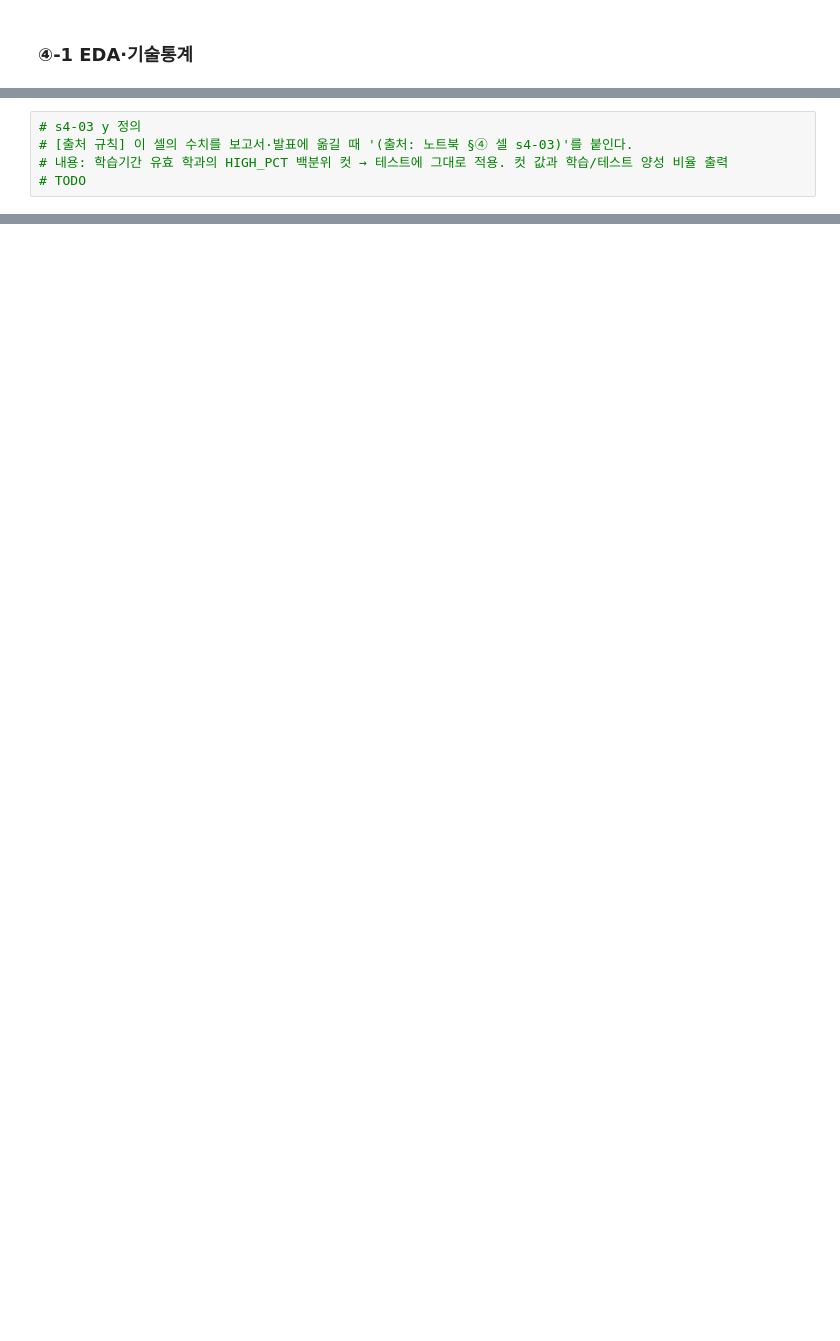
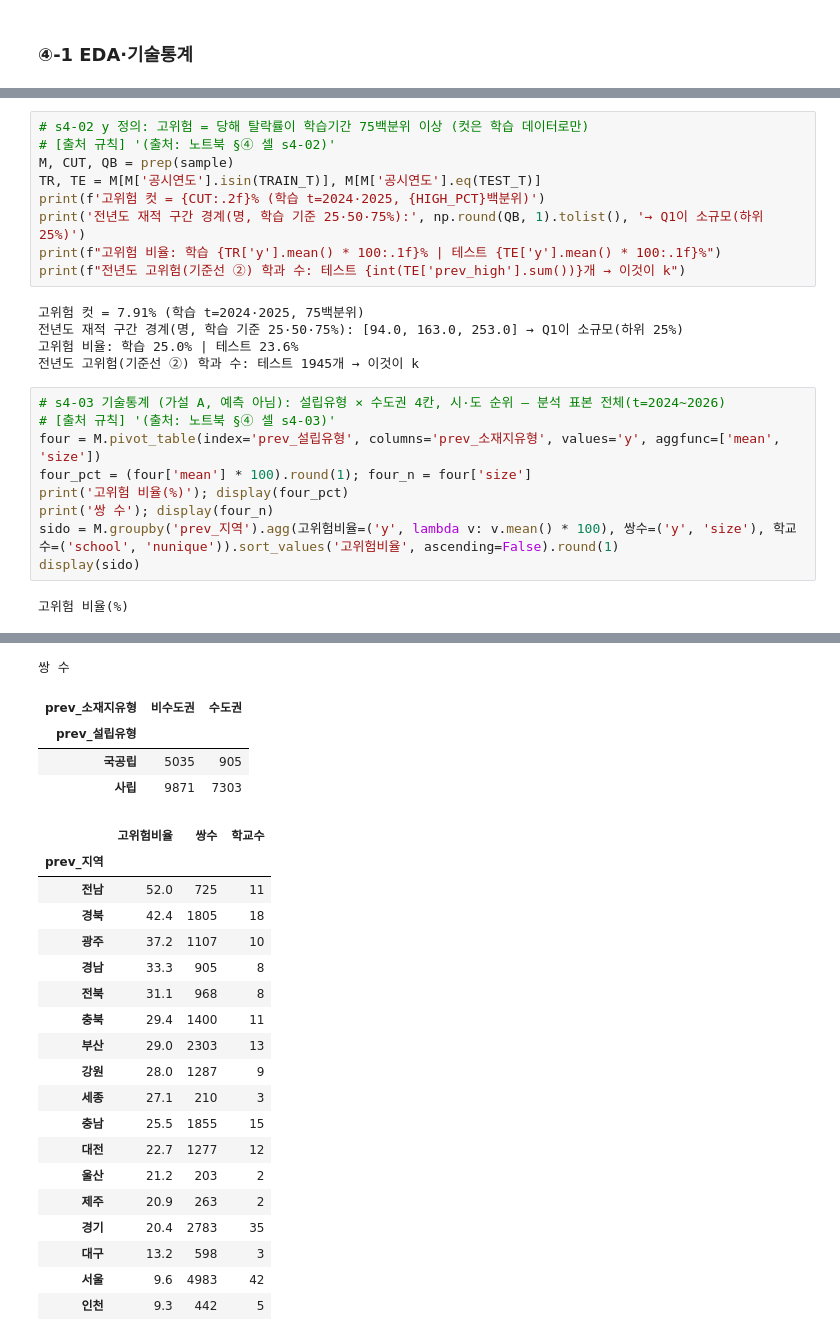
Before and after one commit to 202103116-stack/university-dropout-risk-analysis, a Jupyter notebook: notebook/팀프로젝트2_14조.ipynb, the cells around one changed output, grey strips where cells are left out. Drawn from its saved outputs; the diff is of its cells as text; blank space fills up the shorter version.

```diff
--- a/notebook/팀프로젝트2_14조.ipynb
+++ b/notebook/팀프로젝트2_14조.ipynb
@@ -616,5 +697,25 @@ rows_flagged.csv 17248 KB
+# %%
+# s4-02 y 정의: 고위험 = 당해 탈락률이 학습기간 75백분위 이상 (컷은 학습 데이터로만)
+# [출처 규칙] '(출처: 노트북 §④ 셀 s4-02)'
+M, CUT, QB = prep(sample)
+TR, TE = M[M['공시연도'].isin(TRAIN_T)], M[M['공시연도'].eq(TEST_T)]
+print(f'고위험 컷 = {CUT:.2f}% (학습 t=2024·2025, {HIGH_PCT}백분위)')
+print('전년도 재적 구간 경계(명, 학습 기준 25·50·75%):', np.round(QB, 1).tolist(), '→ Q1이 소규모(하위 25%)')
+print(f"고위험 비율: 학습 {TR['y'].mean() * 100:.1f}% | 테스트 {TE['y'].mean() * 100:.1f}%")
+print(f"전년도 고위험(기준선 ②) 학과 수: 테스트 {int(TE['prev_high'].sum())}개 → 이것이 k")
+# %% [output]
+고위험 컷 = 7.91% (학습 t=2024·2025, 75백분위)
+전년도 재적 구간 경계(명, 학습 기준 25·50·75%): [94.0, 163.0, 253.0] → Q1이 소규모(하위 25%)
+고위험 비율: 학습 25.0% | 테스트 23.6%
+전년도 고위험(기준선 ②) 학과 수: 테스트 1945개 → 이것이 k
 # %%
-# s4-03 y 정의
-# [출처 규칙] 이 셀의 수치를 보고서·발표에 옮길 때 '(출처: 노트북 §④ 셀 s4-03)'를 붙인다.
-# 내용: 학습기간 유효 학과의 HIGH_PCT 백분위 컷 → 테스트에 그대로 적용. 컷 값과 학습/테스트 양성 비율 출력
-# TODO
+# s4-03 기술통계 (가설 A, 예측 아님): 설립유형 × 수도권 4칸, 시·도 순위 — 분석 표본 전체(t=2024~2026)
+# [출처 규칙] '(출처: 노트북 §④ 셀 s4-03)'
+four = M.pivot_table(index='prev_설립유형', columns='prev_소재지유형', values='y', aggfunc=['mean', 'size'])
+four_pct = (four['mean'] * 100).round(1); four_n = four['size']
+print('고위험 비율(%)'); display(four_pct)
+print('쌍 수'); display(four_n)
+sido = M.groupby('prev_지역').agg(고위험비율=('y', lambda v: v.mean() * 100), 쌍수=('y', 'size'), 학교수=('school', 'nunique')).sort_values('고위험비율', ascending=False).round(1)
+display(sido)
+# %% [output]
+고위험 비율(%)
@@ -620,0 +726,24 @@ rows_flagged.csv 17248 KB
+쌍 수
+| prev_소재지유형 | 비수도권 | 수도권 |
+| prev_설립유형 |  |  |
+| 국공립 | 5035 | 905 |
+| 사립 | 9871 | 7303 |
+|  | 고위험비율 | 쌍수 | 학교수 |
+| prev_지역 |  |  |  |
+| 전남 | 52.0 | 725 | 11 |
+| 경북 | 42.4 | 1805 | 18 |
+| 광주 | 37.2 | 1107 | 10 |
+| 경남 | 33.3 | 905 | 8 |
+| 전북 | 31.1 | 968 | 8 |
+| 충북 | 29.4 | 1400 | 11 |
+| 부산 | 29.0 | 2303 | 13 |
+| 강원 | 28.0 | 1287 | 9 |
+| 세종 | 27.1 | 210 | 3 |
+| 충남 | 25.5 | 1855 | 15 |
+| 대전 | 22.7 | 1277 | 12 |
+| 울산 | 21.2 | 203 | 2 |
+| 제주 | 20.9 | 263 | 2 |
+| 경기 | 20.4 | 2783 | 35 |
+| 대구 | 13.2 | 598 | 3 |
+| 서울 | 9.6 | 4983 | 42 |
+| 인천 | 9.3 | 442 | 5 |
```
Also changed, not shown: parts of 67 cells of this notebook, 1 other file.
